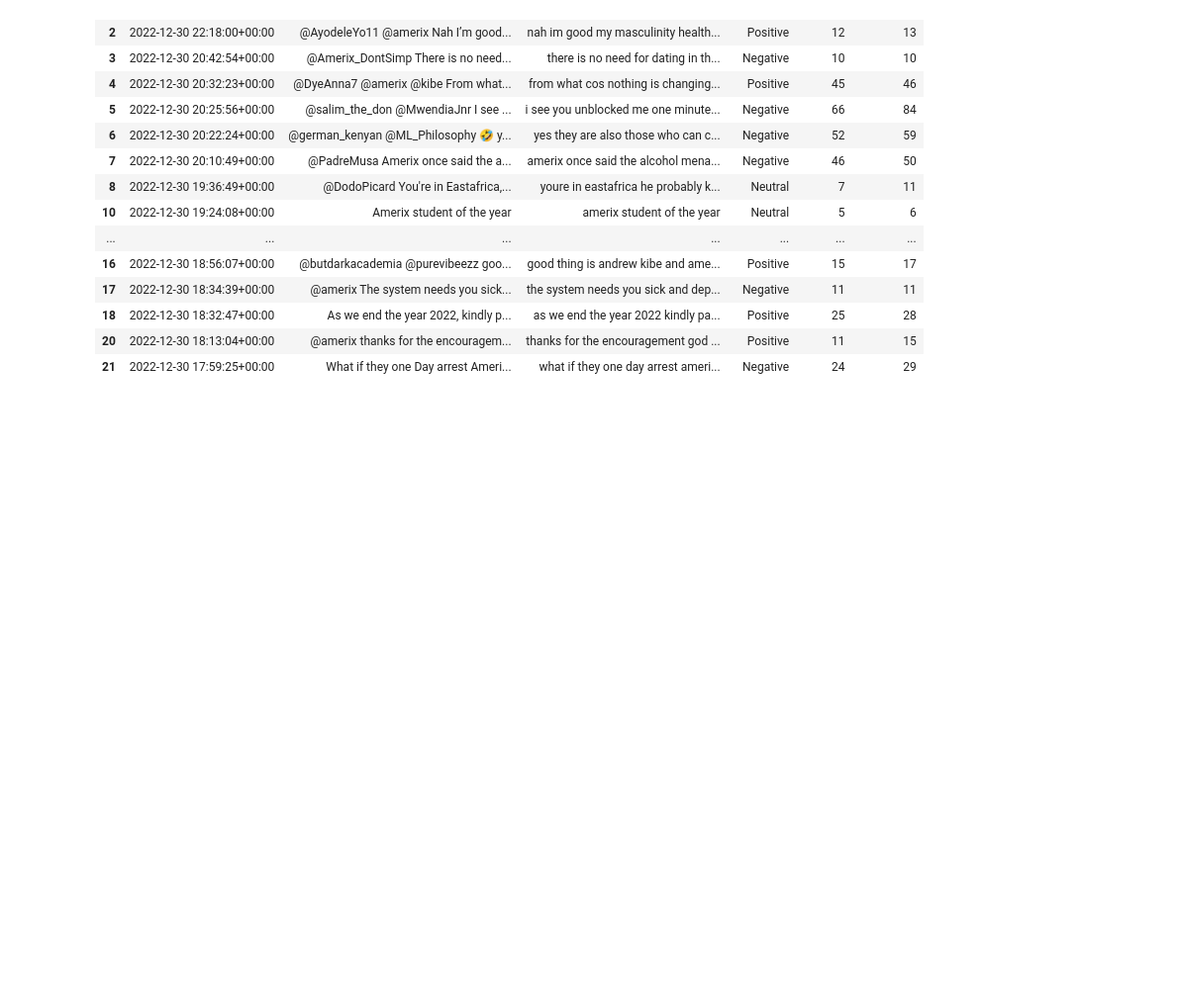
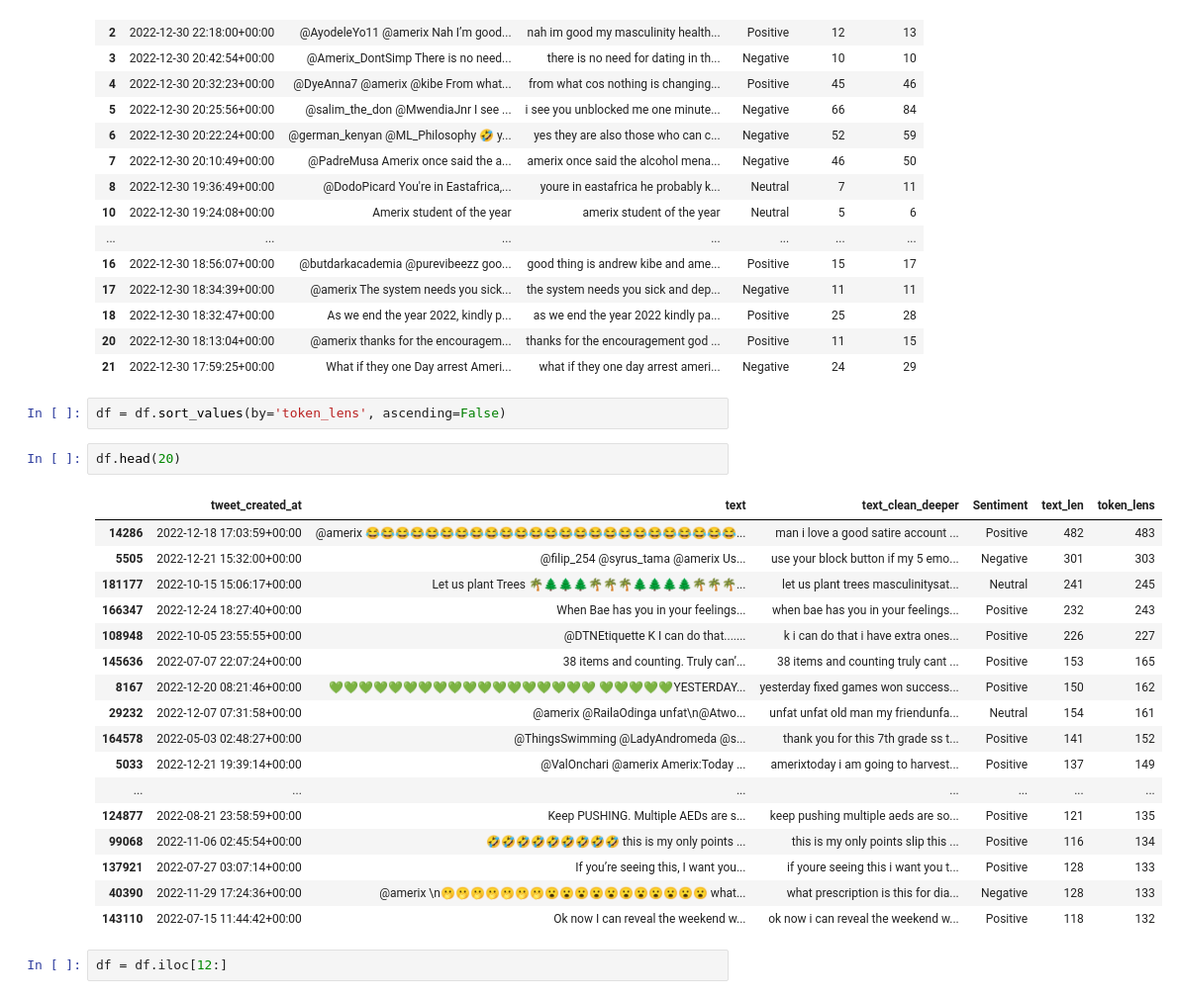
Before and after one commit to wessware/sentiment_analysis_on_masculinity_saturday, a Jupyter notebook: emoji-tokenization-dataprocessing.ipynb, the cells around one changed output. Shown: that part at 99% size. Cells and saved outputs as stored; diff of their text form; blank space fills up the shorter version.

Commit message:
token length inspection

```diff
--- a/emoji-tokenization-dataprocessing.ipynb
+++ b/emoji-tokenization-dataprocessing.ipynb
@@ -490,3 +490,27 @@ df.head(20)
 | 18 | 2022-12-30 18:32:47+00:00 | As we end the year 2022, kindly p... | as we end the year 2022 kindly pa... | Positive | 25 | 28 |
 | 20 | 2022-12-30 18:13:04+00:00 | @amerix thanks for the encouragem... | thanks for the encouragement god ... | Positive | 11 | 15 |
 | 21 | 2022-12-30 17:59:25+00:00 | What if they one Day arrest Ameri... | what if they one day arrest ameri... | Negative | 24 | 29 |
+# %%
+df = df.sort_values(by='token_lens', ascending=False)
+# %%
+df.head(20)
+# %% [output]
+|  | tweet_created_at | text | text_clean_deeper | Sentiment | text_len | token_lens |
+| 14286 | 2022-12-18 17:03:59+00:00 | @amerix 😂😂😂😂😂😂😂😂😂😂😂😂😂😂😂😂😂😂😂😂😂😂😂😂😂... | man i love a good satire account ... | Positive | 482 | 483 |
+| 5505 | 2022-12-21 15:32:00+00:00 | @filip_254 @syrus_tama @amerix Us... | use your block button if my 5 emo... | Negative | 301 | 303 |
+| 181177 | 2022-10-15 15:06:17+00:00 | Let us plant Trees 🌴🌲🌲🌲🌴🌴🌴🌲🌲🌲🌲🌴🌴🌴... | let us plant trees masculinitysat... | Neutral | 241 | 245 |
+| 166347 | 2022-12-24 18:27:40+00:00 | When Bae has you in your feelings... | when bae has you in your feelings... | Positive | 232 | 243 |
+| 108948 | 2022-10-05 23:55:55+00:00 | @DTNEtiquette K I can do that....... | k i can do that i have extra ones... | Positive | 226 | 227 |
+| 145636 | 2022-07-07 22:07:24+00:00 | 38 items and counting. Truly can’... | 38 items and counting truly cant ... | Positive | 153 | 165 |
+| 8167 | 2022-12-20 08:21:46+00:00 | 💚💚💚💚💚💚💚💚💚💚💚💚💚💚💚💚💚💚 💚💚💚💚💚YESTERDAY... | yesterday fixed games won success... | Positive | 150 | 162 |
+| 29232 | 2022-12-07 07:31:58+00:00 | @amerix @RailaOdinga unfat\n@Atwo... | unfat unfat old man my friendunfa... | Neutral | 154 | 161 |
+| 164578 | 2022-05-03 02:48:27+00:00 | @ThingsSwimming @LadyAndromeda @s... | thank you for this 7th grade ss t... | Positive | 141 | 152 |
+| 5033 | 2022-12-21 19:39:14+00:00 | @ValOnchari @amerix Amerix:Today ... | amerixtoday i am going to harvest... | Positive | 137 | 149 |
+| ... | ... | ... | ... | ... | ... | ... |
+| 124877 | 2022-08-21 23:58:59+00:00 | Keep PUSHING. Multiple AEDs are s... | keep pushing multiple aeds are so... | Positive | 121 | 135 |
+| 99068 | 2022-11-06 02:45:54+00:00 | 🤣🤣🤣🤣🤣🤣🤣🤣🤣 this is my only points ... | this is my only points slip this ... | Positive | 116 | 134 |
+| 137921 | 2022-07-27 03:07:14+00:00 | If you’re seeing this, I want you... | if youre seeing this i want you t... | Positive | 128 | 133 |
+| 40390 | 2022-11-29 17:24:36+00:00 | @amerix \n🫢🫢🫢🫢🫢🫢🫢😮😮😮😮😮😮😮😮😮😮😮 what... | what prescription is this for dia... | Negative | 128 | 133 |
+| 143110 | 2022-07-15 11:44:42+00:00 | Ok now I can reveal the weekend w... | ok now i can reveal the weekend w... | Positive | 118 | 132 |
+# %%
+df = df.iloc[12:]
```
Also changed, not shown: parts of 1 cell of this notebook.
